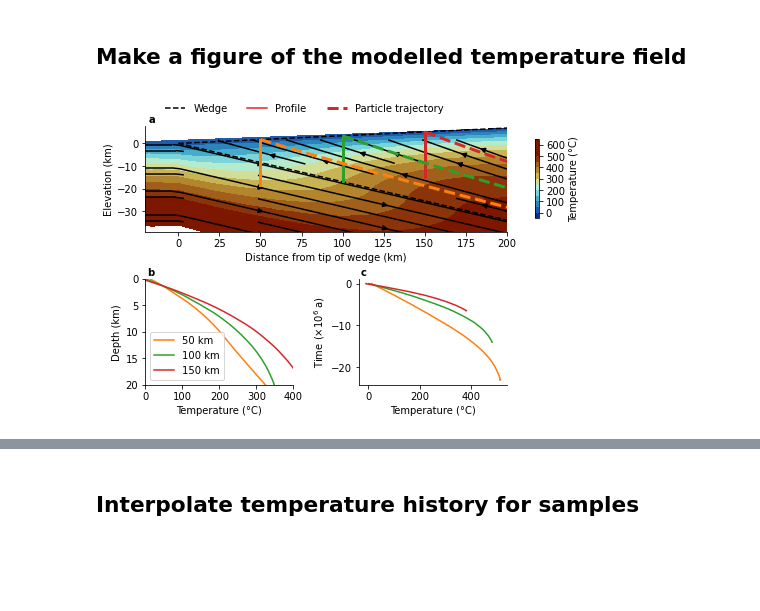
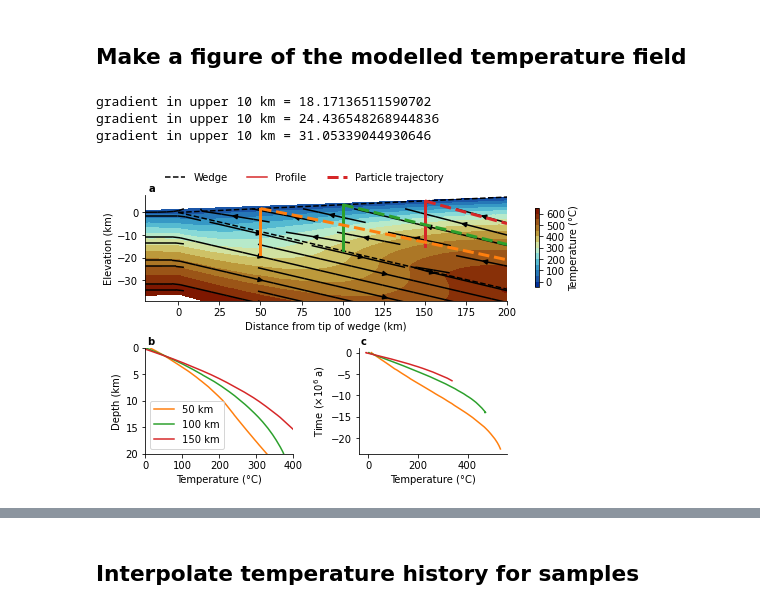
Before and after one commit to ElcoLuijendijk/wedgex, a Jupyter notebook: wedgex.ipynb, the cells around one changed output, grey strips where cells are left out. Drawn from its saved outputs; the diff is of its cells as text; code cells hidden in the pictures; blank space fills up the shorter version.

```diff
--- a/wedgex.ipynb
+++ b/wedgex.ipynb
@@ -93,7 +93,13 @@ model_run_name = 'default'
 #conv, conv_part, deform_part = 0.01759965 * u.m / u.year, 0.61853727, 0.44335494
 
 # calibrated values, no AFT:
-conv, conv_part, deform_part = 0.01781127* u.m / u.year,  0.53840965, 0.5227087
+#conv, conv_part, deform_part = 0.01781127* u.m / u.year,  0.53840965, 0.5227087
+
+#calibrated values 100 runs
+#conv, conv_part, deform_part, vxa, vya = 1.72942041e-02 * u.m / u.year, 5.50376833e-01,  4.40945995e-01, -2.46932861e-04 * u.m / u.year, -3.14147092e-04 * u.m / u.year
+
+conv, conv_part, deform_part, vxa, vya =  (1.72771673e-02 * u.m / u.year, 5.50480791e-01,  4.40062002e-01,
+                                           -2.48358000e-04 * u.m / u.year, -3.15581302e-04 * u.m / u.year)
 
 # compressional, transport and accretion velocity
 # note these are overwritten if convergence parameters are used above
@@ -101,8 +107,8 @@ vc = -5e-3 * u.m / u.year
 vd = -5e-3 * u.m / u.year
 
 #
-vxa = 1e-9 * u.m / u.year
-vya = 1e-9 * u.m / u.year
+#vxa = 1e-9 * u.m / u.year
+#vya = 1e-9 * u.m / u.year
 
 # convergence velocity of the downgoing plate
 # note this is the horizontal component, the downgoing component is calculated usign the wedge slope
@@ -181,7 +187,7 @@ cellsize_wedge_top = 250.0 * u.m
 cellsize_wedge_bottom = 2000.0 * u.m
 cellsize_footwall = 5000.0 * u.m
 
-# vertical size model domain
+# vertical size downgoing plate
 Ly = 110e3 * u.m
 
 # temperature boundary conditions
@@ -518,7 +524,7 @@ if thermal_history_model == 'numerical':
 
     #ind = (xTm/1e3 >= xlim[0].value) & (xTm/1e3 <= xlim[1].value) & (yTm/1e3 >= ylim[0].value) & (yTm/1e3 <= ylim[1].value)
 
-    sci = ax.contourf(xTm / 1e3, yTm / 1e3, Tm, cmap=cmap_heat, vmin=-25, vmax=500, levels=np.arange(-50, 700, 50))
+    sci = ax.contourf(xTm / 1e3, yTm / 1e3, Tm, cmap=cmap_heat, vmin=-25, vmax=600, levels=np.arange(-50, 700, 50))
     #sci = ax.pcolormesh(xTm / 1e3, yTm / 1e3, Tm, cmap=cmap_heat)
 
     #cb = fig.colorbar(sci, ax=ax, shrink=0.45, location='top', anchor=[0.0, 1.0])
@@ -578,6 +584,9 @@ if thermal_history_model == 'numerical':
         ax2.plot(zgt, dgt, label=f"{t1 / 1e3 :0.0f} km", color=c)
         ax.plot([t1 / 1e3, t1 / 1e3], [t1 / 1e3 * alpha, ygt[ind2].min()], lw=3.0, color=c)
 
+        ind10 = (dgt < 10) & (np.isnan(zgt)==False)
+        gt10 = (zgt[ind10].max() -zgt[ind10].min() ) / (dgt[ind10].max() - dgt[ind10].min())
+        print(f"gradient in upper 10 km = {gt10}")
     ax2.legend()
 
     #####################
@@ -623,31 +632,34 @@ if thermal_history_model == 'numerical':
         axi.spines['top'].set_visible(False)
         axi.spines['right'].set_visible(False)
         axi.text(0.01, 1.01, string.ascii_lowercase[i],
             weight='bold', transform=axi.transAxes,
                ha='left', va='bottom', fontsize='medium')
 
     ax.set_xlabel('Distance from tip of wedge (km)')
     ax.set_ylabel('Elevation (km)')
 
     ax2.set_xlabel(f'Temperature ({degree_symbol}C)')
     ax2.set_ylabel("Depth (km)")
 
     ax3.set_ylabel(r'Time ($\times 10^{6} \; a$)')
     ax3.set_xlabel(f'Temperature ({degree_symbol}C)')
 
     ax.legend([lw, leg_gt, leg_th], ['Wedge', "Profile", "Particle trajectory", 'Particle trajectories'],
               bbox_to_anchor=(0.03, 1.03), loc='lower left', frameon=False, ncol=3)
 
     #ax.set_aspect('equal')
 
     ax.set_xlim(xlim[0].value, xlim[1].value)
     ax.set_ylim(ylim[0].value, ylim[1].value)
 
     ax2.set_ylim(20, 0)
     ax2.set_xlim(0, 400)
 
     #fig.tight_layout()
 
     fig.savefig('fig/modelled_temperature_field.pdf')
 # %% [output]
+gradient in upper 10 km = 18.17136511590702
+gradient in upper 10 km = 24.436548268944836
+gradient in upper 10 km = 31.05339044930646
-[figure, old version]
+[figure, new version]
```
Also changed, not shown: parts of 15 cells of this notebook, 11 other files.
